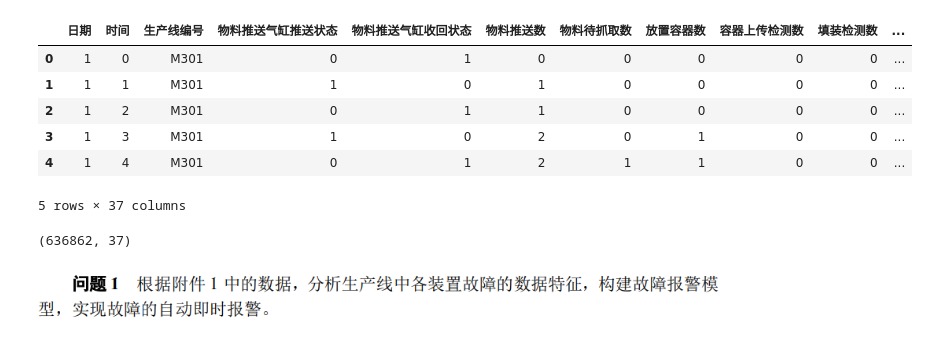
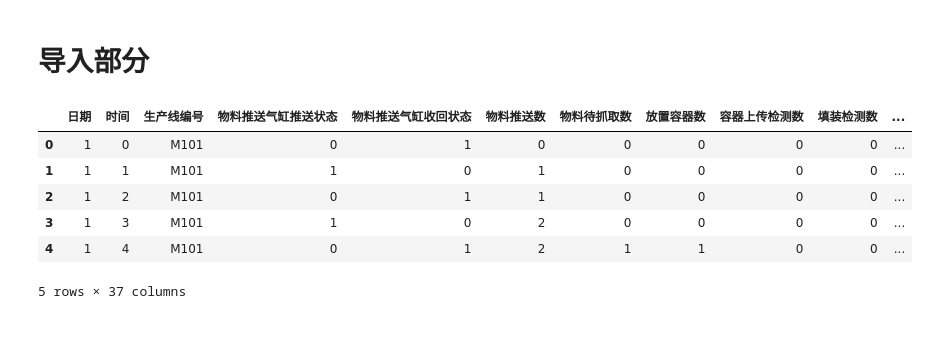
Before and after one commit to StarCodeQuest/-, a Jupyter notebook: 45/Q1_物料推送装置故障1001.ipynb, the cells around one changed output. Drawn from its saved outputs; the diff is of its cells as text; code cells hidden in the pictures.

```diff
--- a/45/Q1_物料推送装置故障1001.ipynb
+++ b/45/Q1_物料推送装置故障1001.ipynb
@@ -1,3 +1,5 @@
+# %% [markdown]
+# 导入部分
 # %%
 # 导入数据操作和数学运算需要的库
 import pandas as pd
@@ -32,19 +38,13 @@ plt.rcParams['axes.unicode_minus'] = False    # 确保负号显示正常
 # 配置seaborn以保持一致的美学风格和字体支持
 sns.set_style("darkgrid", {"font.sans-serif": ['simhei', 'Droid Sans Fallback']})
 # %%
-data=pd.read_csv('A题-示例数据/附件1/M101.csv')
+data = pd.read_csv('./Datasets/附件1/M101.csv')
 data.head()
 # %% [output]
 |  | 日期 | 时间 | 生产线编号 | 物料推送气缸推送状态 | 物料推送气缸收回状态 | 物料推送数 | 物料待抓取数 | 放置容器数 | 容器上传检测数 | 填装检测数 | ... |
-| 0 | 1 | 0 | M301 | 0 | 1 | 0 | 0 | 0 | 0 | 0 | ... |
-| 1 | 1 | 1 | M301 | 1 | 0 | 1 | 0 | 0 | 0 | 0 | ... |
-| 2 | 1 | 2 | M301 | 0 | 1 | 1 | 0 | 0 | 0 | 0 | ... |
-| 3 | 1 | 3 | M301 | 1 | 0 | 2 | 0 | 1 | 0 | 0 | ... |
-| 4 | 1 | 4 | M301 | 0 | 1 | 2 | 1 | 1 | 0 | 0 | ... |
+| 0 | 1 | 0 | M101 | 0 | 1 | 0 | 0 | 0 | 0 | 0 | ... |
+| 1 | 1 | 1 | M101 | 1 | 0 | 1 | 0 | 0 | 0 | 0 | ... |
+| 2 | 1 | 2 | M101 | 0 | 1 | 1 | 0 | 0 | 0 | 0 | ... |
+| 3 | 1 | 3 | M101 | 1 | 0 | 2 | 0 | 0 | 0 | 0 | ... |
+| 4 | 1 | 4 | M101 | 0 | 1 | 2 | 1 | 1 | 0 | 0 | ... |
 5 rows × 37 columns
-# %%
-data.shape
-# %% [output]
-(636862, 37)
-# %% [markdown]
-![image.png](attachment:019ad628-ae69-408d-8727-5e0947887035.png)
```
Also changed, not shown: parts of 56 cells of this notebook, 5 other files.
